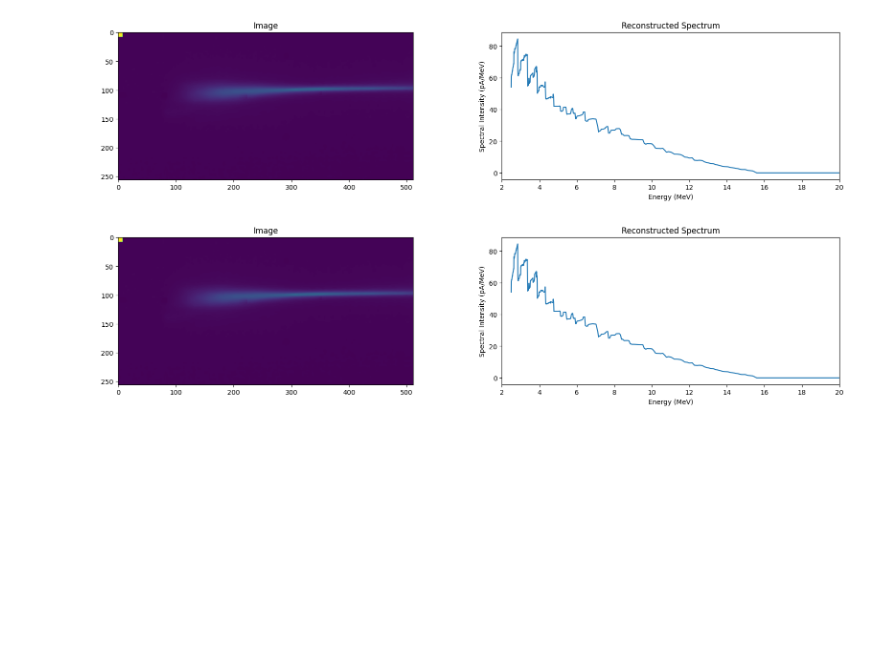
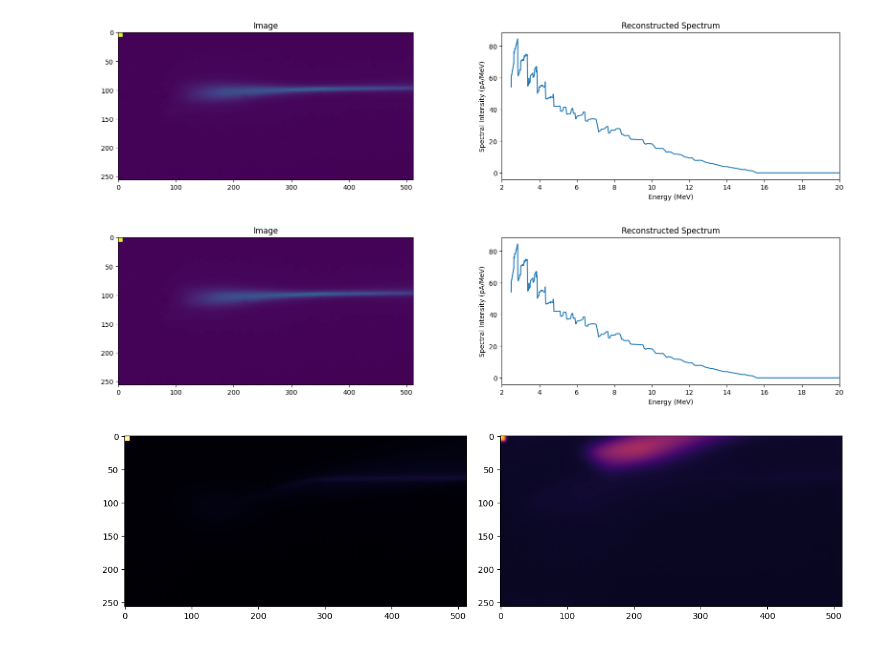
Before and after one commit to Jechmate/diffAE-elibeams, a Jupyter notebook: test.ipynb, the cells around one changed output. Drawn from its saved outputs; the diff is of its cells as text; code cells hidden in the pictures; blank space fills up the shorter version.

```diff
--- a/test.ipynb
+++ b/test.ipynb
@@ -216,0 +217,18 @@ stitch_images("results/spectr_loss")
+# %%
+from metrics import *
+import matplotlib.pyplot as plt
+
+def compare_avg_plot(im1, im2):
+    fig, axs = plt.subplots(1, 2, figsize=(15, 4))
+    fig.subplots_adjust(hspace=0.35)  # Increase the space between rows
+    fig.subplots_adjust(wspace=0.1)  # Decrease the space between columns
+    axs[0].imshow(im1, vmin=0, vmax=255, cmap='inferno')
+    axs[1].imshow(im2, vmin=0, vmax=255, cmap='inferno')
+    plt.show()
+
+def compare_avg_plots(real_root, sample_root)
+
+im1, im2 = compare_avg("with_gain/17", "results/transfer_withgain_512_valid/no_17")
+compare_avg_plot(im1, im2)
+# %% [output]
+[figure, added]
```
Also changed, not shown: parts of 3 cells of this notebook, 19 other files.
